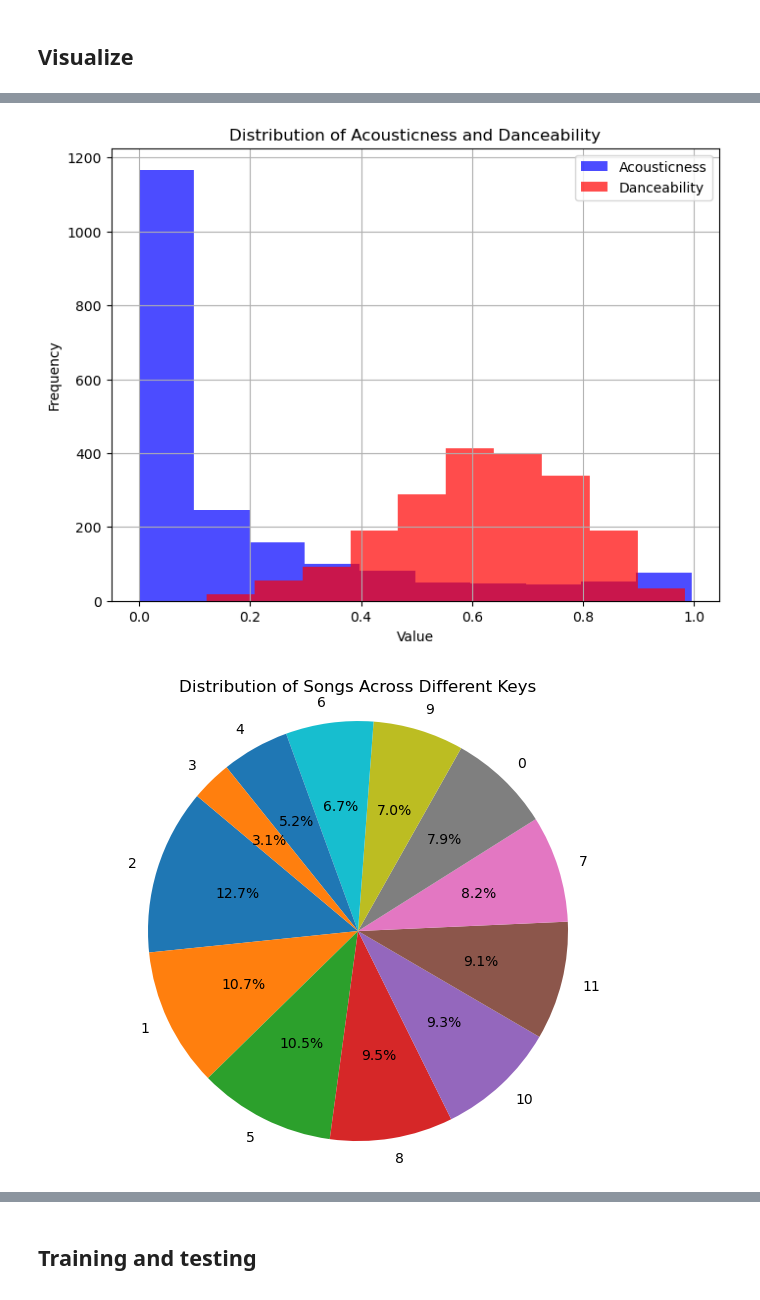
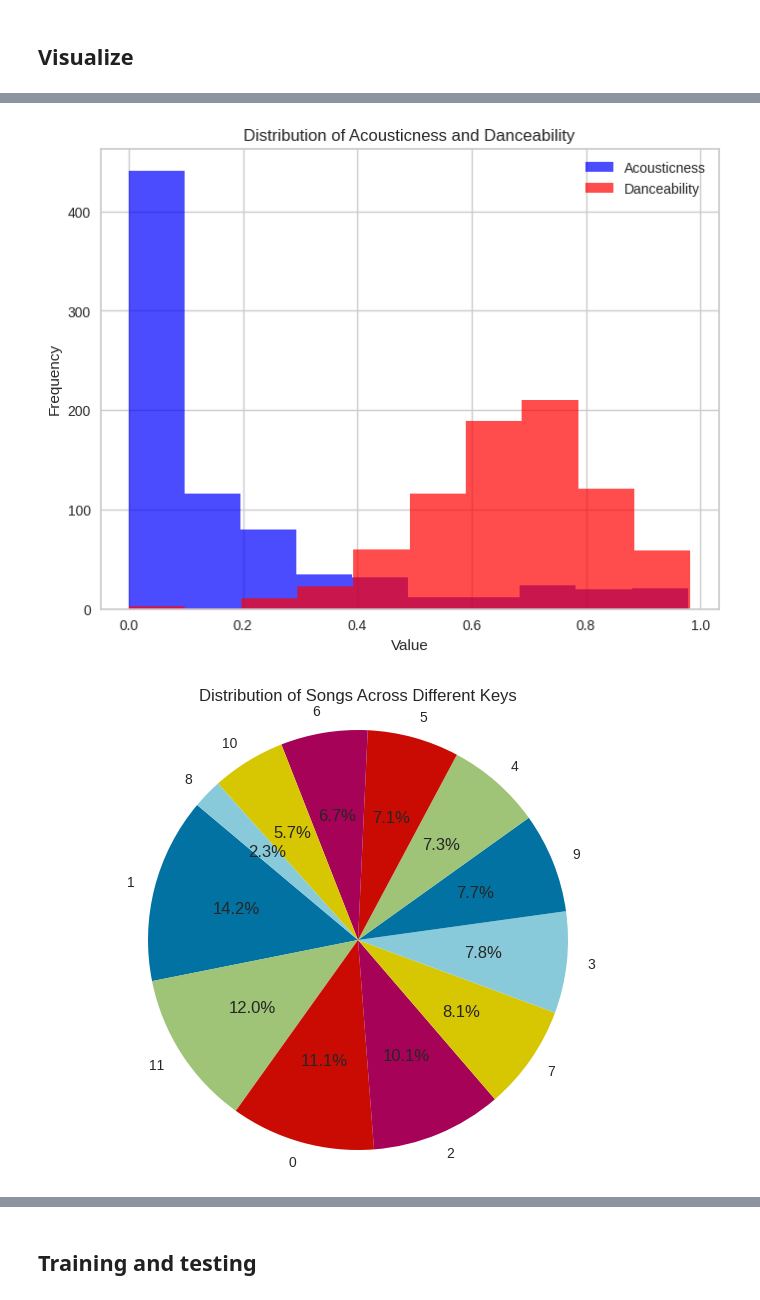
Before and after one commit to Kelsey2701/spotify-project, a Jupyter notebook: exploratory.ipynb, the cells around one changed output, grey strips where cells are left out. Cells and saved outputs as stored; diff of their text form; code cells hidden in the pictures.

```diff
--- a/exploratory.ipynb
+++ b/exploratory.ipynb
@@ -17,7 +38,8 @@ from sklearn.metrics import mean_absolute_error, mean_squared_error, r2_score
 %matplotlib inline
 # %%
 # Load the dataset
-df = pd.read_csv('data.csv')
+url = 'https://raw.githubusercontent.com/Kelsey2701/spotify-project/main/reordered_music_playlists.csv'
+df = pd.read_csv(url)
 # %% [markdown]
 ## Explore Dataset
 # %%
@@ -102,8 +130,8 @@ plt.show()
 # %%
 # Histogram
 plt.figure(figsize=(8, 6))
-plt.hist(df['acousticness'], bins=10, alpha=0.7, color='blue', label='Acousticness')
-plt.hist(df['danceability'], bins=10, alpha=0.7, color='red', label='Danceability')
+plt.hist(df['Acousticness'], bins=10, alpha=0.7, color='blue', label='Acousticness')
+plt.hist(df['Danceability'], bins=10, alpha=0.7, color='red', label='Danceability')
 plt.title('Distribution of Acousticness and Danceability')
 plt.xlabel('Value')
 plt.ylabel('Frequency')
@@ -111,16 +139,16 @@ plt.legend()
 plt.grid(True)
 plt.show()
 # %% [output]
-[figure, old version]
+[figure, new version]
 # %%
 # Pie chart for distribution of songs across different keys
 plt.figure(figsize=(8, 6))
-plt.pie(df['key'].value_counts(), labels=df['key'].unique(), autopct='%1.1f%%', startangle=140)
+plt.pie(df['Key'].value_counts(), labels=df['Key'].unique(), autopct='%1.1f%%', startangle=140)
 plt.title('Distribution of Songs Across Different Keys')
 plt.axis('equal')
 plt.show()
 # %% [output]
-[figure, old version]
+[figure, new version]
 # %%
 # Hexbin Plot
 plt.figure(figsize=(8, 6))
```
Also changed, not shown: parts of 27 cells of this notebook.
